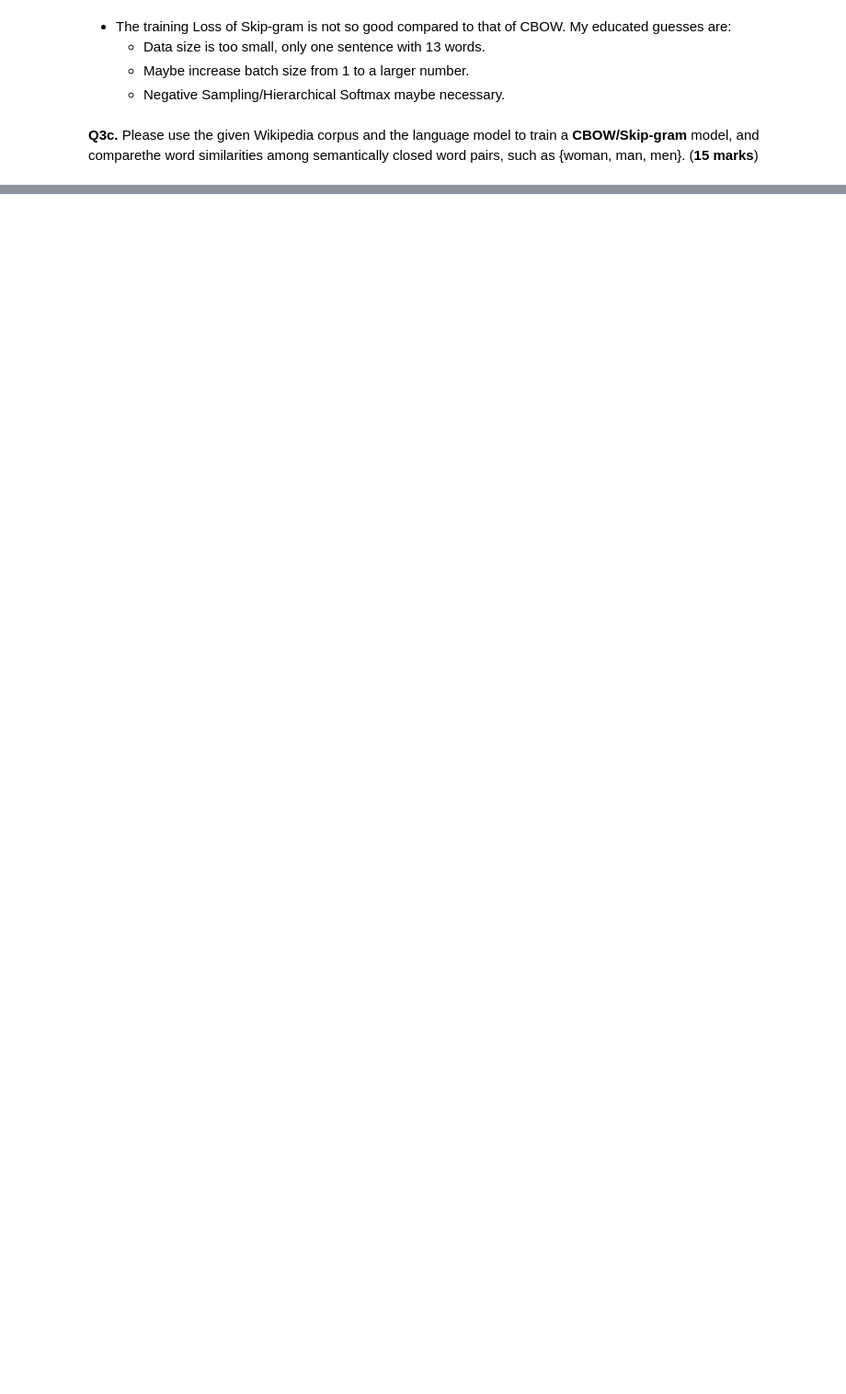
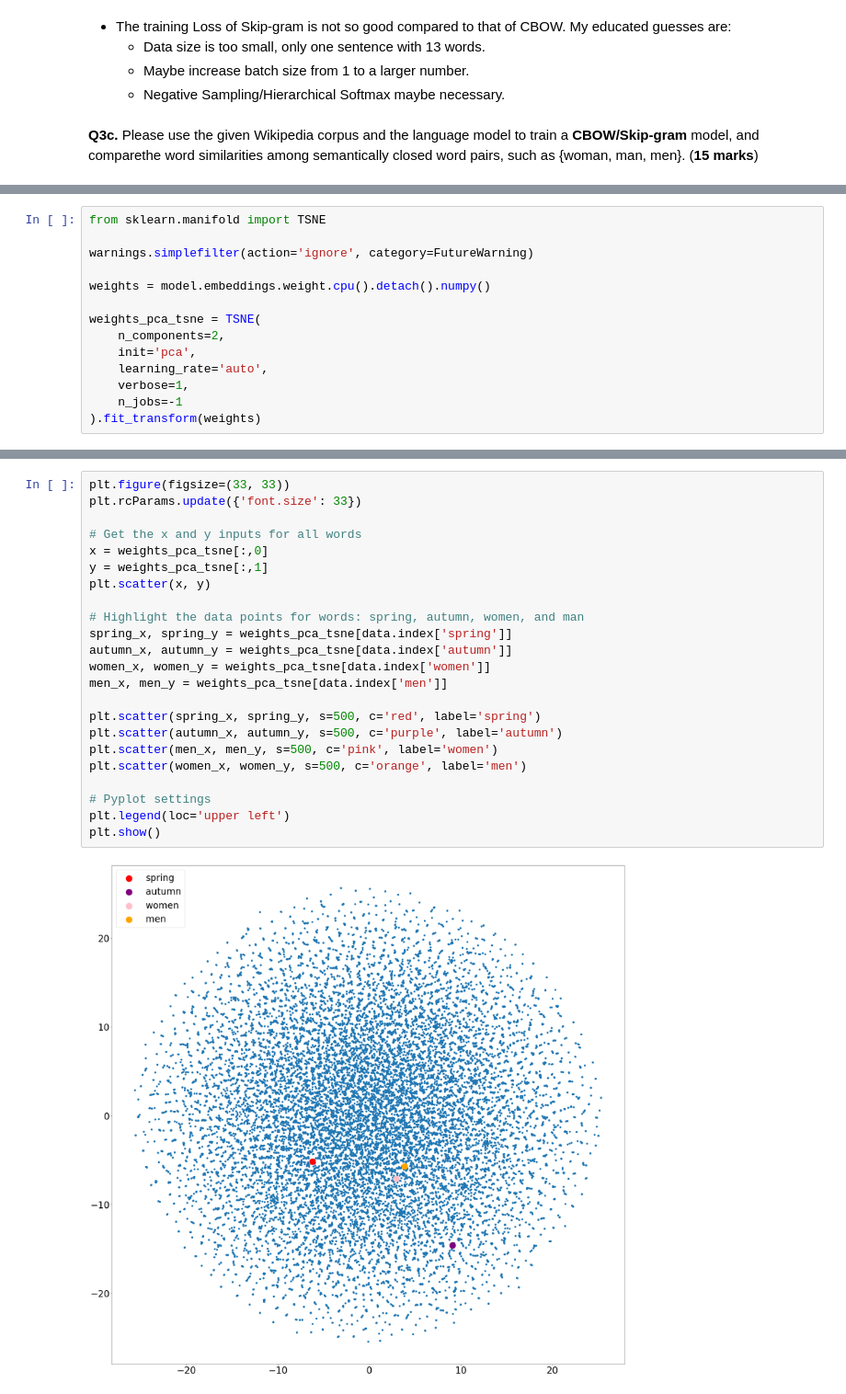
Before and after one commit to swcleon/CS6493, a Jupyter notebook: A1/Submission.ipynb, the cells around one changed output, grey strips where cells are left out. Shown at 92% size. Drawn from its saved outputs; the diff is of its cells as text; blank space fills up the shorter version.

```diff
--- a/A1/Submission.ipynb
+++ b/A1/Submission.ipynb
@@ -488,0 +661,14 @@ plt.show()
+# %%
+from sklearn.manifold import TSNE
+
+warnings.simplefilter(action='ignore', category=FutureWarning)
+
+weights = model.embeddings.weight.cpu().detach().numpy()
+
+weights_pca_tsne = TSNE(
+    n_components=2,
+    init='pca',
+    learning_rate='auto',
+    verbose=1,
+    n_jobs=-1
+).fit_transform(weights)
@@ -488,0 +693,25 @@ plt.show()
+# %%
+plt.figure(figsize=(33, 33))
+plt.rcParams.update({'font.size': 33})
+
+# Get the x and y inputs for all words
+x = weights_pca_tsne[:,0]
+y = weights_pca_tsne[:,1]
+plt.scatter(x, y)
+
+# Highlight the data points for words: spring, autumn, women, and man
+spring_x, spring_y = weights_pca_tsne[data.index['spring']]
+autumn_x, autumn_y = weights_pca_tsne[data.index['autumn']]
+women_x, women_y = weights_pca_tsne[data.index['women']]
+men_x, men_y = weights_pca_tsne[data.index['men']]
+
+plt.scatter(spring_x, spring_y, s=500, c='red', label='spring')
+plt.scatter(autumn_x, autumn_y, s=500, c='purple', label='autumn')
+plt.scatter(men_x, men_y, s=500, c='pink', label='women')
+plt.scatter(women_x, women_y, s=500, c='orange', label='men')
+
+# Pyplot settings
+plt.legend(loc='upper left')
+plt.show()
+# %% [output]
+[figure, added]
```
Also changed, not shown: parts of 16 cells of this notebook.
